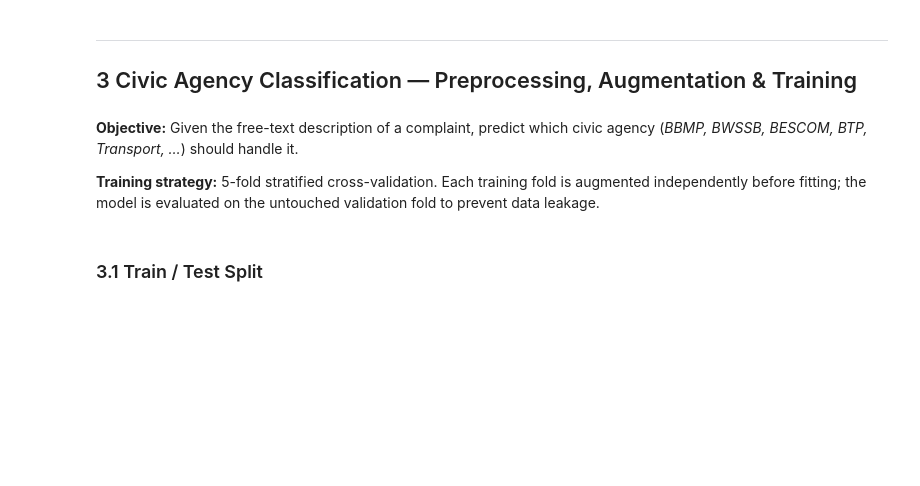
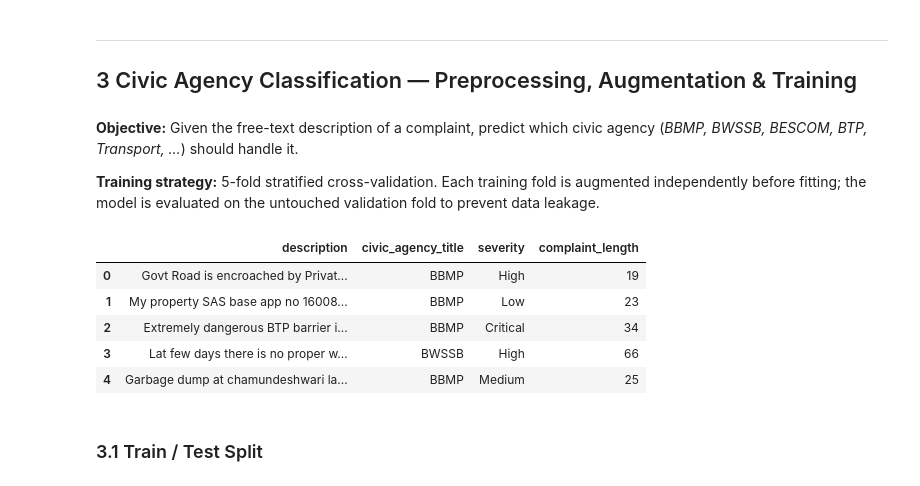
Before and after one commit to sandipan-ds/ai_grievance_system, a Jupyter notebook: notebook/ai_grievance_system_fixed.ipynb, the cells around one changed output. Cells and saved outputs as stored; diff of their text form; code cells hidden in the pictures; blank space fills up the shorter version.

```diff
--- a/notebook/ai_grievance_system_fixed.ipynb
+++ b/notebook/ai_grievance_system_fixed.ipynb
@@ -149,5 +181,5 @@ Both `description` (the complaint text) and `severity` (the target label) are ma
 Any row missing either field is removed.
 # %%
 print(f"Rows before cleaning : {df.shape[0]:,}")
-df.dropna(subset=["description", "severity"], inplace=True)
+df.dropna(subset=["description", "civic_agency_title", "severity"], inplace=True)
 print(f"Rows after dropping nulls : {df.shape[0]:,}")
@@ -311,6 +440,16 @@ print(df_BBMP["sub_category_title"].value_counts().head(15))
 **Objective:** Given the free-text description of a complaint, predict which civic agency (*BBMP, BWSSB, BESCOM, BTP, Transport, …*) should handle it.
 
 **Training strategy:** 5-fold stratified cross-validation. Each training fold is augmented independently before fitting; the model is evaluated on the untouched validation fold to prevent data leakage.
+# %%
+df= df[['description','civic_agency_title','severity','complaint_length']]
+df.head()
+# %% [output]
+|  | description | civic_agency_title | severity | complaint_length |
+| 0 | Govt Road is encroached by Privat... | BBMP | High | 19 |
+| 1 | My property SAS base app no 16008... | BBMP | Low | 23 |
+| 2 | Extremely dangerous BTP barrier i... | BBMP | Critical | 34 |
+| 3 | Lat few days there is no proper w... | BWSSB | High | 66 |
+| 4 | Garbage dump at chamundeshwari la... | BBMP | Medium | 25 |
 # %% [markdown]
 ### 3.1  Train / Test Split
 # %%
```
Also changed, not shown: parts of 26 cells of this notebook, 17 other files.
